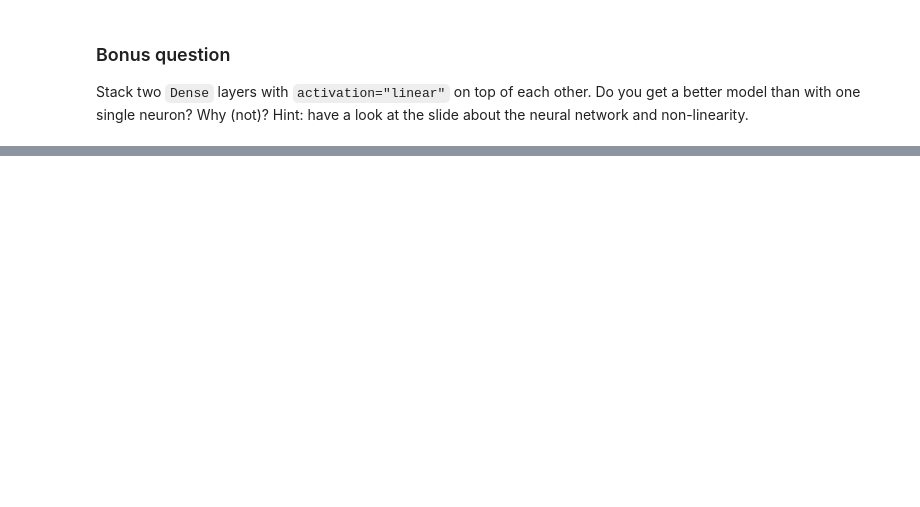
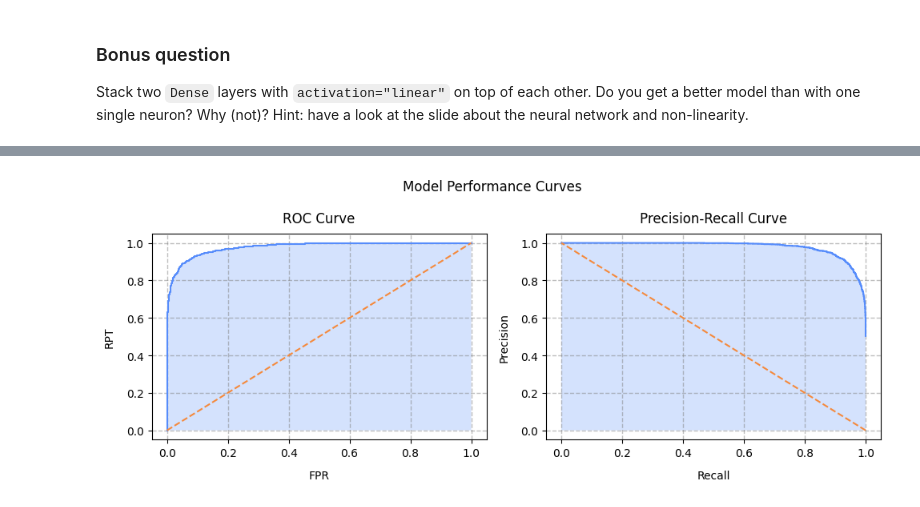
Before and after one commit to BogdanPinchuk/ComputerVision-PBY_HW12, a Jupyter notebook: Bohdan_Pinchuk_CV_HW12.ipynb, the cells around one changed output, grey strips where cells are left out. Drawn from its saved outputs; the diff is of its cells as text; code cells hidden in the pictures; blank space fills up the shorter version.

```diff
--- a/Bohdan_Pinchuk_CV_HW12.ipynb
+++ b/Bohdan_Pinchuk_CV_HW12.ipynb
@@ -630,0 +630,81 @@
+# %%
+# Stacked Linear Layers (Bonus Experiment)
+
+import os
+
+os.environ['KERAS_BACKEND'] = 'torch'
+
+import keras
+from keras import Model
+from keras.layers import Dense, Input
+from tqdm.auto import tqdm
+import apps.main as mn
+import apps.reporter as rpt
+
+# Input data
+learning_rate = 0.001
+n_epochs = 10
+batch_size = 32
+# to get similar results every time
+rng_seed = 42
+
+# Solution
+# set similar behavior for keras
+keras.utils.set_random_seed(rng_seed)
+
+# preparing model
+def build_linear_stacked_model():
+    inputs = Input(shape=(pixels.shape[1],), name="input_pixels")
+    net = Dense(64, activation="linear", kernel_initializer="glorot_uniform", name="linear_layer_1")(inputs)
+    outputs = Dense(1, activation="linear", kernel_initializer="glorot_uniform", name="linear_layer_2")(net)
+    return Model(inputs=inputs, outputs=outputs, name="stacked_linear_model")
+
+model_linear_stacked = build_linear_stacked_model()
+# print model
+model_linear_stacked.summary()
+
+# compiling
+optimizer = keras.optimizers.Adam(learning_rate=learning_rate)
+# for testing/comparing
+# optimizer = keras.optimizers.SGD(learning_rate=learning_rate)
+model_linear_stacked.compile(optimizer=optimizer, loss="mean_squared_error", metrics=["accuracy"])
+
+# training
+# for testing/comparing
+# history_stacked = model_linear_stacked.fit(pixels, labels, epochs=n_epochs, batch_size=batch_size, verbose=2)
+
+losses_stacked = []
+accuracies_stacked = []
+
+# (used from https://github.com/BogdanPinchuk/DataScience-PBY_HW22)
+history_stacked = None
+total_pbar = tqdm(range(n_epochs), desc="Total training", leave=True)
+for epoch in total_pbar:
+    history_stacked = model_linear_stacked.fit(pixels, labels, epochs=1, batch_size=batch_size, verbose=0)
+    avg_loss = history_stacked.history['loss'][-1]
+    losses_stacked.append(avg_loss)
+    avg_acc = history_stacked.history['accuracy'][-1]
+    accuracies_stacked.append(avg_acc)
+    # print data in console
+    total_pbar.write(
+        f"Epoch: {epoch + 1}, Loss: {avg_loss:.4f}, Accuracy: {avg_acc:.4f}, Status: {(epoch + 1.0) / n_epochs:.2%}")
+
+labels_prob = model_linear_stacked.predict(pixels, verbose=0).squeeze()
+labels_pred = (labels_prob >= 0.5).astype(float)
+
+rp = rpt.Reporter()
+rp.tolerance = 4
+rp.add_item("Model Architecture", "Stacked Linear Layers (64 Linear -> 1 Linear)")
+rp.add_item("Loss Function", "Mean Squared Error (MSE)")
+rp.add_item("Optimizer", "Adam")
+rp.add_item("Learning Rate", rp.format_value(learning_rate))
+rp.add_item("Batch Size", str(batch_size))
+rp.add_item("Epochs", str(n_epochs))
+rp.add_item("Initial Loss", rp.format_value(losses_stacked[0]))
+rp.add_item("Final Loss", rp.format_value(losses_stacked[-1]))
+rp.add_item("Achieved Accuracy", rp.format_value(accuracies_stacked[-1]))
+
+# Print results
+rp.print_pd_report("Stacked Linear Layers Performance")
+df_metrics_stacked = mn.calc_class_metrics(labels, labels_pred, labels_prob)
+# %% [output]
@@ -630,0 +762 @@
+[figure, added]
```
Also changed, not shown: parts of 7 cells of this notebook.
